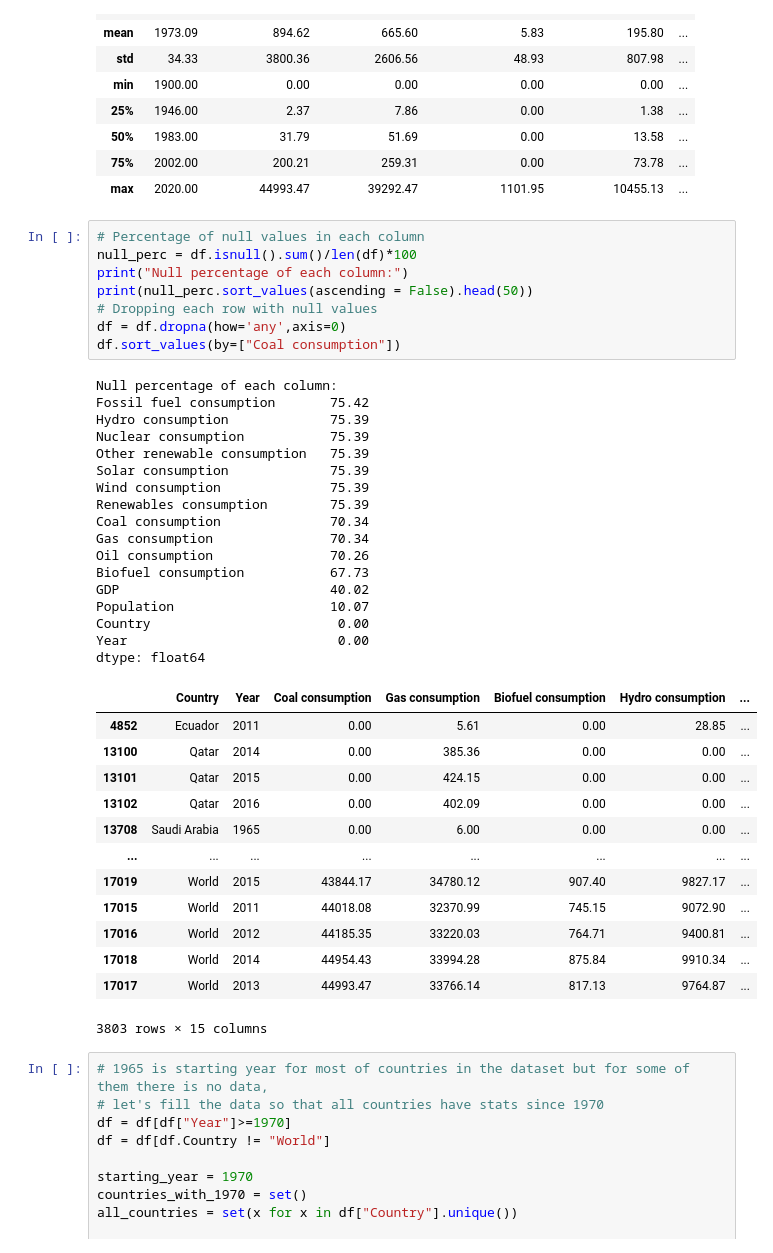
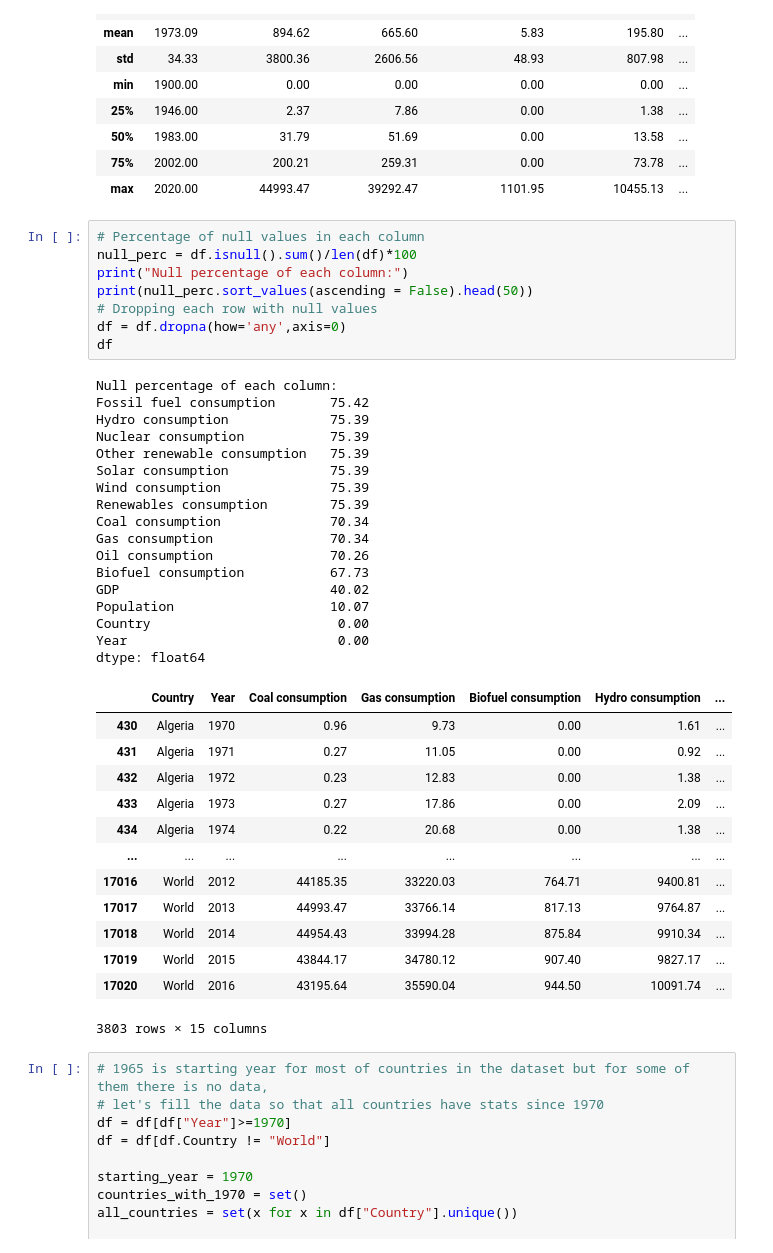
Before and after one commit to Kuba799/Exploratory-Data-Analysis-World-Energy-Consumption, a Jupyter notebook: eda.ipynb, the cells around one changed output. Saved outputs shown, nothing was run; the diff lists cells and outputs as text.

```diff
--- a/eda.ipynb
+++ b/eda.ipynb
@@ -52,41 +52,41 @@ df.describe()
 # %%
 # Percentage of null values in each column
 null_perc = df.isnull().sum()/len(df)*100
 print("Null percentage of each column:")
 print(null_perc.sort_values(ascending = False).head(50))
 # Dropping each row with null values
 df = df.dropna(how='any',axis=0)
-df.sort_values(by=["Coal consumption"])
+df
 # %% [output]
 Null percentage of each column:
 Fossil fuel consumption       75.42
 Hydro consumption             75.39
 Nuclear consumption           75.39
 Other renewable consumption   75.39
 Solar consumption             75.39
 Wind consumption              75.39
 Renewables consumption        75.39
 Coal consumption              70.34
 Gas consumption               70.34
 Oil consumption               70.26
 Biofuel consumption           67.73
 GDP                           40.02
 Population                    10.07
 Country                        0.00
 Year                           0.00
 dtype: float64
 |  | Country | Year | Coal consumption | Gas consumption | Biofuel consumption | Hydro consumption | ... |
-| 4852 | Ecuador | 2011 | 0.00 | 5.61 | 0.00 | 28.85 | ... |
-| 13100 | Qatar | 2014 | 0.00 | 385.36 | 0.00 | 0.00 | ... |
-| 13101 | Qatar | 2015 | 0.00 | 424.15 | 0.00 | 0.00 | ... |
-| 13102 | Qatar | 2016 | 0.00 | 402.09 | 0.00 | 0.00 | ... |
-| 13708 | Saudi Arabia | 1965 | 0.00 | 6.00 | 0.00 | 0.00 | ... |
+| 430 | Algeria | 1970 | 0.96 | 9.73 | 0.00 | 1.61 | ... |
+| 431 | Algeria | 1971 | 0.27 | 11.05 | 0.00 | 0.92 | ... |
+| 432 | Algeria | 1972 | 0.23 | 12.83 | 0.00 | 1.38 | ... |
+| 433 | Algeria | 1973 | 0.27 | 17.86 | 0.00 | 2.09 | ... |
+| 434 | Algeria | 1974 | 0.22 | 20.68 | 0.00 | 1.38 | ... |
 | ... | ... | ... | ... | ... | ... | ... | ... |
+| 17016 | World | 2012 | 44185.35 | 33220.03 | 764.71 | 9400.81 | ... |
+| 17017 | World | 2013 | 44993.47 | 33766.14 | 817.13 | 9764.87 | ... |
+| 17018 | World | 2014 | 44954.43 | 33994.28 | 875.84 | 9910.34 | ... |
 | 17019 | World | 2015 | 43844.17 | 34780.12 | 907.40 | 9827.17 | ... |
-| 17015 | World | 2011 | 44018.08 | 32370.99 | 745.15 | 9072.90 | ... |
-| 17016 | World | 2012 | 44185.35 | 33220.03 | 764.71 | 9400.81 | ... |
-| 17018 | World | 2014 | 44954.43 | 33994.28 | 875.84 | 9910.34 | ... |
-| 17017 | World | 2013 | 44993.47 | 33766.14 | 817.13 | 9764.87 | ... |
+| 17020 | World | 2016 | 43195.64 | 35590.04 | 944.50 | 10091.74 | ... |
 3803 rows × 15 columns
 # %%
 # 1965 is starting year for most of countries in the dataset but for some of them there is no data,
```
Also changed, not shown: parts of 1 cell of this notebook.
